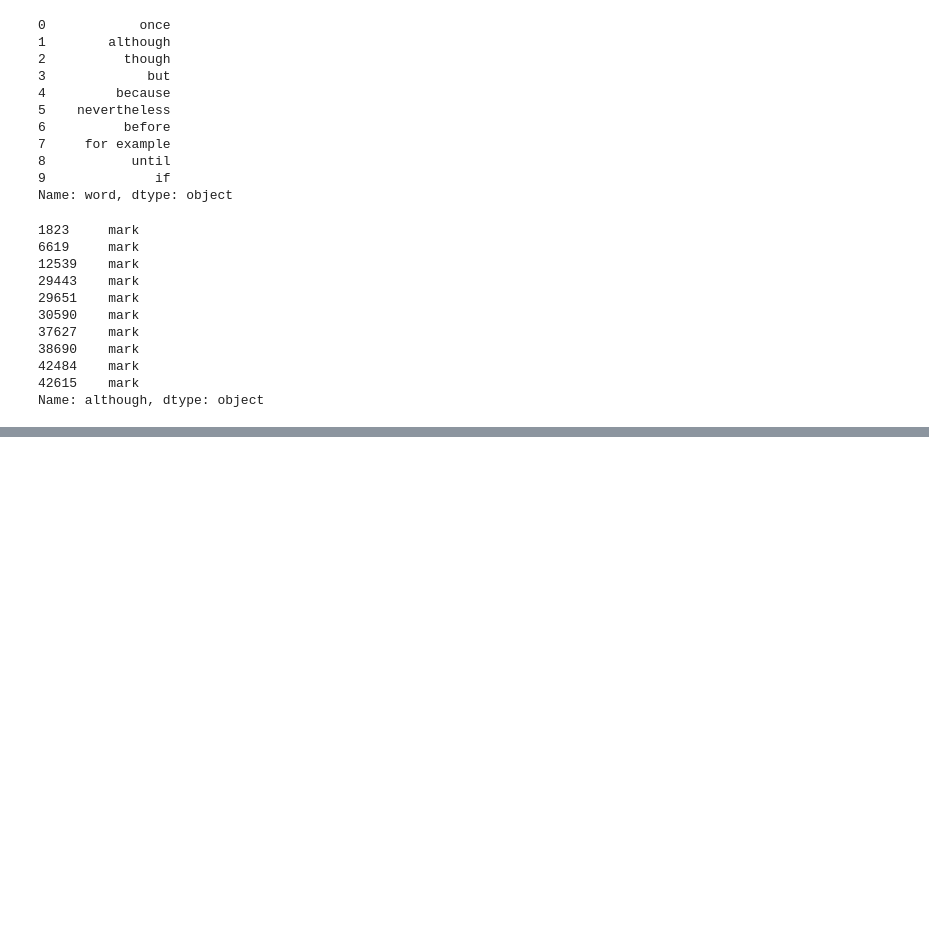
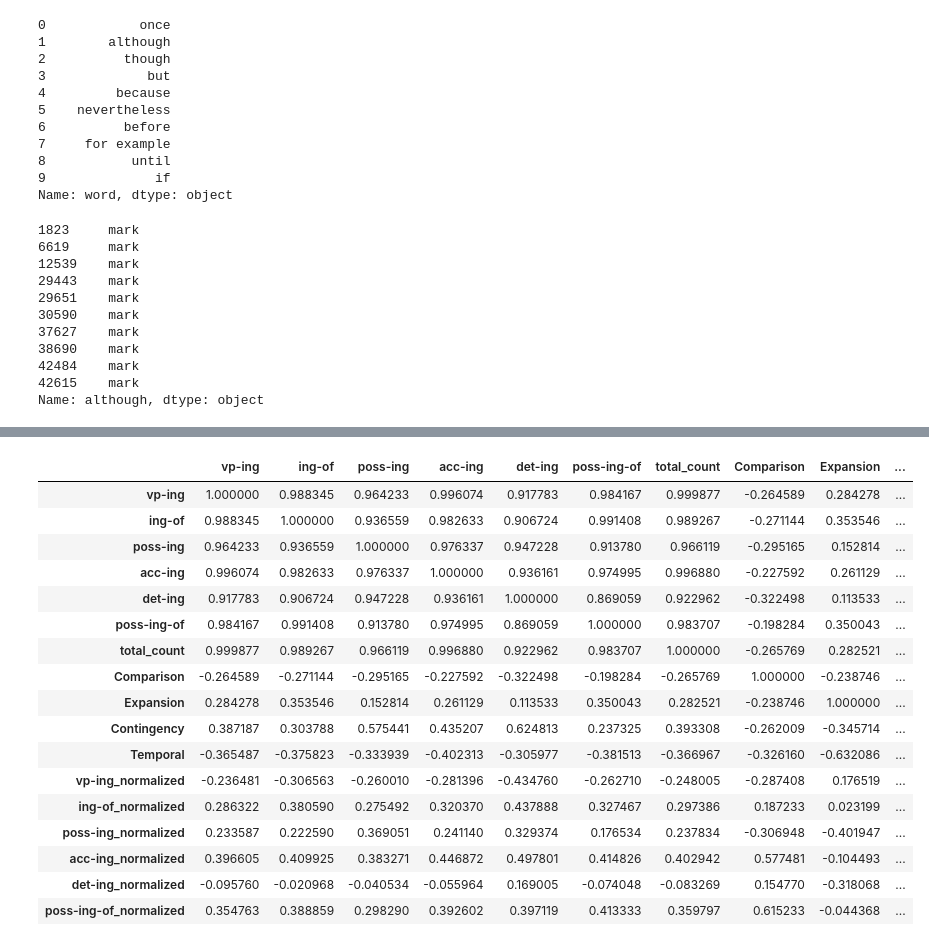
Before and after one commit to varvind830/lingustics-project, a Jupyter notebook: connectives.ipynb, the cells around one changed output, grey strips where cells are left out. Cells and saved outputs as stored; diff of their text form; code cells hidden in the pictures; blank space fills up the shorter version.

```diff
--- a/connectives.ipynb
+++ b/connectives.ipynb
@@ -312,0 +421,21 @@ Index(['vp-ing', 'ing-of', 'poss-ing', 'acc-ing', 'det-ing', 'poss-ing-of'], dty
+# %%
+common_words_corr
+# %% [output]
+|  | vp-ing | ing-of | poss-ing | acc-ing | det-ing | poss-ing-of | total_count | Comparison | Expansion | ... |
+| vp-ing | 1.000000 | 0.988345 | 0.964233 | 0.996074 | 0.917783 | 0.984167 | 0.999877 | -0.264589 | 0.284278 | ... |
+| ing-of | 0.988345 | 1.000000 | 0.936559 | 0.982633 | 0.906724 | 0.991408 | 0.989267 | -0.271144 | 0.353546 | ... |
+| poss-ing | 0.964233 | 0.936559 | 1.000000 | 0.976337 | 0.947228 | 0.913780 | 0.966119 | -0.295165 | 0.152814 | ... |
+| acc-ing | 0.996074 | 0.982633 | 0.976337 | 1.000000 | 0.936161 | 0.974995 | 0.996880 | -0.227592 | 0.261129 | ... |
+| det-ing | 0.917783 | 0.906724 | 0.947228 | 0.936161 | 1.000000 | 0.869059 | 0.922962 | -0.322498 | 0.113533 | ... |
+| poss-ing-of | 0.984167 | 0.991408 | 0.913780 | 0.974995 | 0.869059 | 1.000000 | 0.983707 | -0.198284 | 0.350043 | ... |
+| total_count | 0.999877 | 0.989267 | 0.966119 | 0.996880 | 0.922962 | 0.983707 | 1.000000 | -0.265769 | 0.282521 | ... |
+| Comparison | -0.264589 | -0.271144 | -0.295165 | -0.227592 | -0.322498 | -0.198284 | -0.265769 | 1.000000 | -0.238746 | ... |
+| Expansion | 0.284278 | 0.353546 | 0.152814 | 0.261129 | 0.113533 | 0.350043 | 0.282521 | -0.238746 | 1.000000 | ... |
+| Contingency | 0.387187 | 0.303788 | 0.575441 | 0.435207 | 0.624813 | 0.237325 | 0.393308 | -0.262009 | -0.345714 | ... |
+| Temporal | -0.365487 | -0.375823 | -0.333939 | -0.402313 | -0.305977 | -0.381513 | -0.366967 | -0.326160 | -0.632086 | ... |
+| vp-ing_normalized | -0.236481 | -0.306563 | -0.260010 | -0.281396 | -0.434760 | -0.262710 | -0.248005 | -0.287408 | 0.176519 | ... |
+| ing-of_normalized | 0.286322 | 0.380590 | 0.275492 | 0.320370 | 0.437888 | 0.327467 | 0.297386 | 0.187233 | 0.023199 | ... |
+| poss-ing_normalized | 0.233587 | 0.222590 | 0.369051 | 0.241140 | 0.329374 | 0.176534 | 0.237834 | -0.306948 | -0.401947 | ... |
+| acc-ing_normalized | 0.396605 | 0.409925 | 0.383271 | 0.446872 | 0.497801 | 0.414826 | 0.402942 | 0.577481 | -0.104493 | ... |
+| det-ing_normalized | -0.095760 | -0.020968 | -0.040534 | -0.055964 | 0.169005 | -0.074048 | -0.083269 | 0.154770 | -0.318068 | ... |
+| poss-ing-of_normalized | 0.354763 | 0.388859 | 0.298290 | 0.392602 | 0.397119 | 0.413333 | 0.359797 | 0.615233 | -0.044368 | ... |
```
Also changed, not shown: parts of 28 cells of this notebook.
